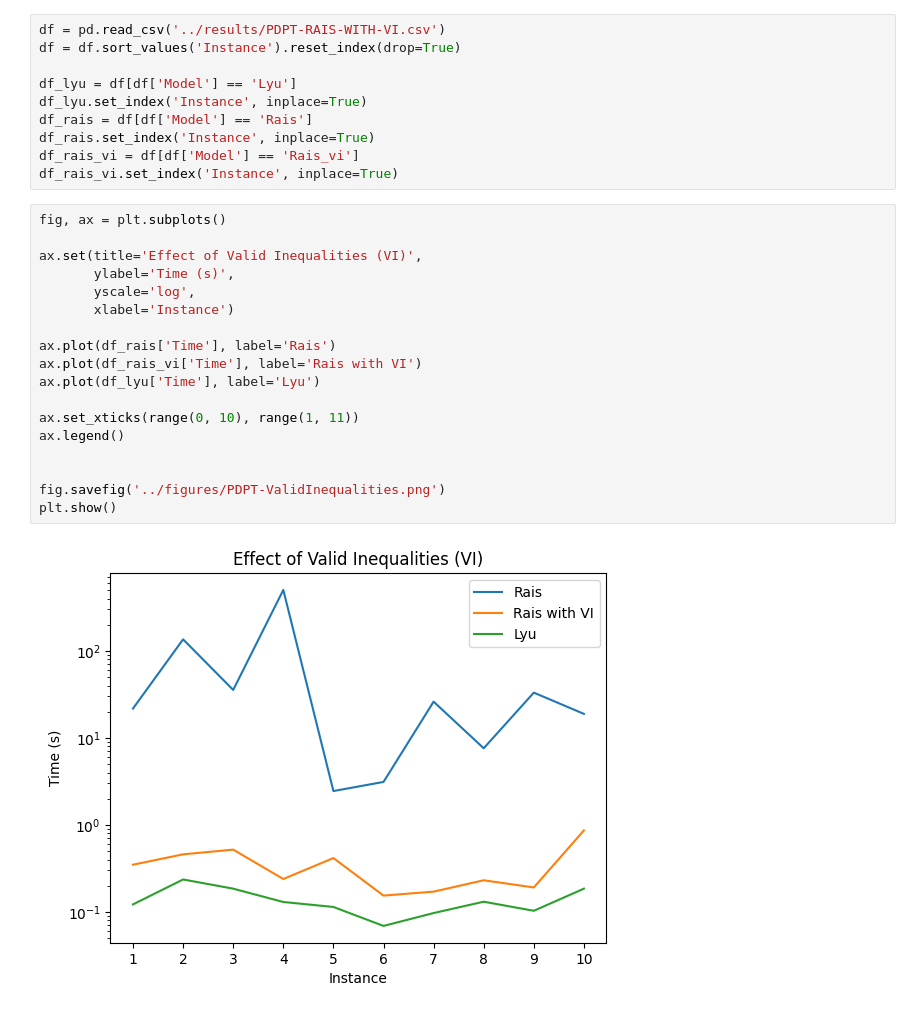
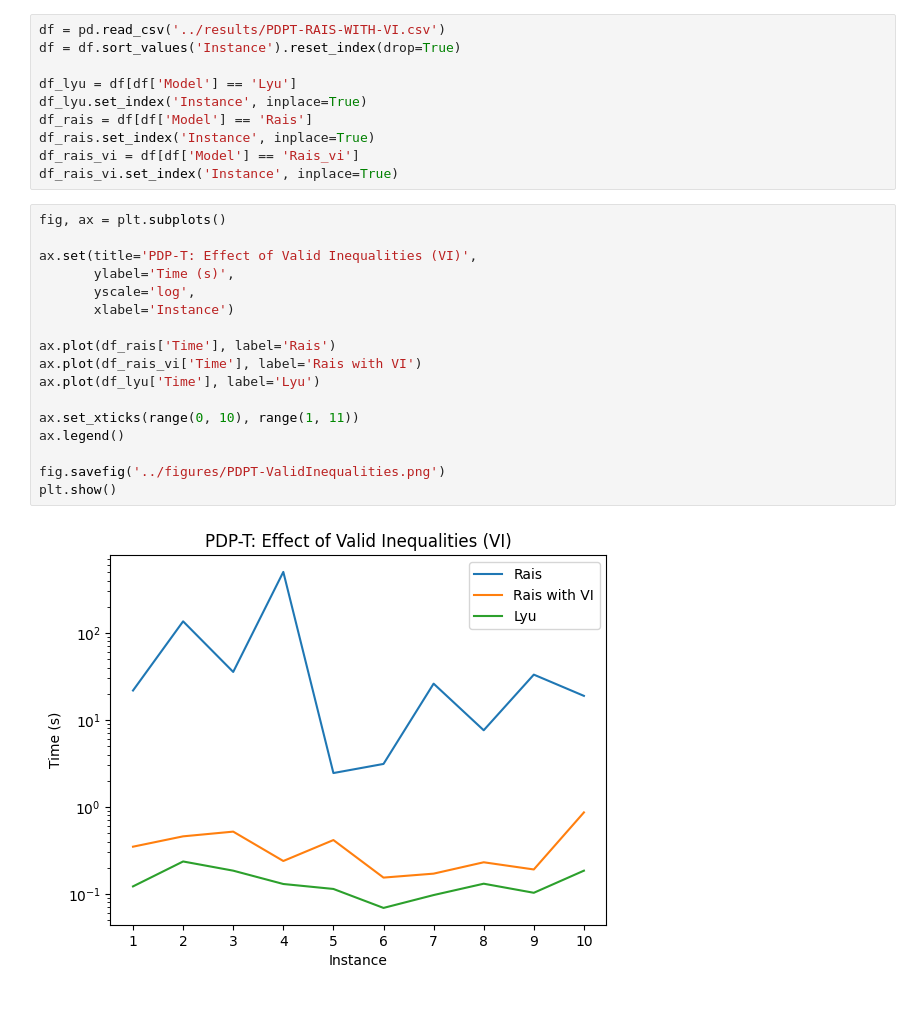
Before and after one commit to mauro-farina/pickup-and-delivery-problem, a Jupyter notebook: src/analyses.ipynb, the cells around one changed output. Drawn from its saved outputs; the diff is of its cells as text.

```diff
--- a/src/analyses.ipynb
+++ b/src/analyses.ipynb
@@ -248,20 +251,19 @@ df_rais_vi.set_index('Instance', inplace=True)
 # %%
 fig, ax = plt.subplots()
 
-ax.set(title='Effect of Valid Inequalities (VI)',
+ax.set(title='PDP-T: Effect of Valid Inequalities (VI)',
        ylabel='Time (s)',
        yscale='log',
        xlabel='Instance')
 
 ax.plot(df_rais['Time'], label='Rais')
 ax.plot(df_rais_vi['Time'], label='Rais with VI')
 ax.plot(df_lyu['Time'], label='Lyu')
 
 ax.set_xticks(range(0, 10), range(1, 11))
 ax.legend()
 
-
 fig.savefig('../figures/PDPT-ValidInequalities.png')
 plt.show()
 # %% [output]
-[figure, old version]
+[figure, new version]
```
Also changed, not shown: parts of 2 cells of this notebook, 3 other files.
